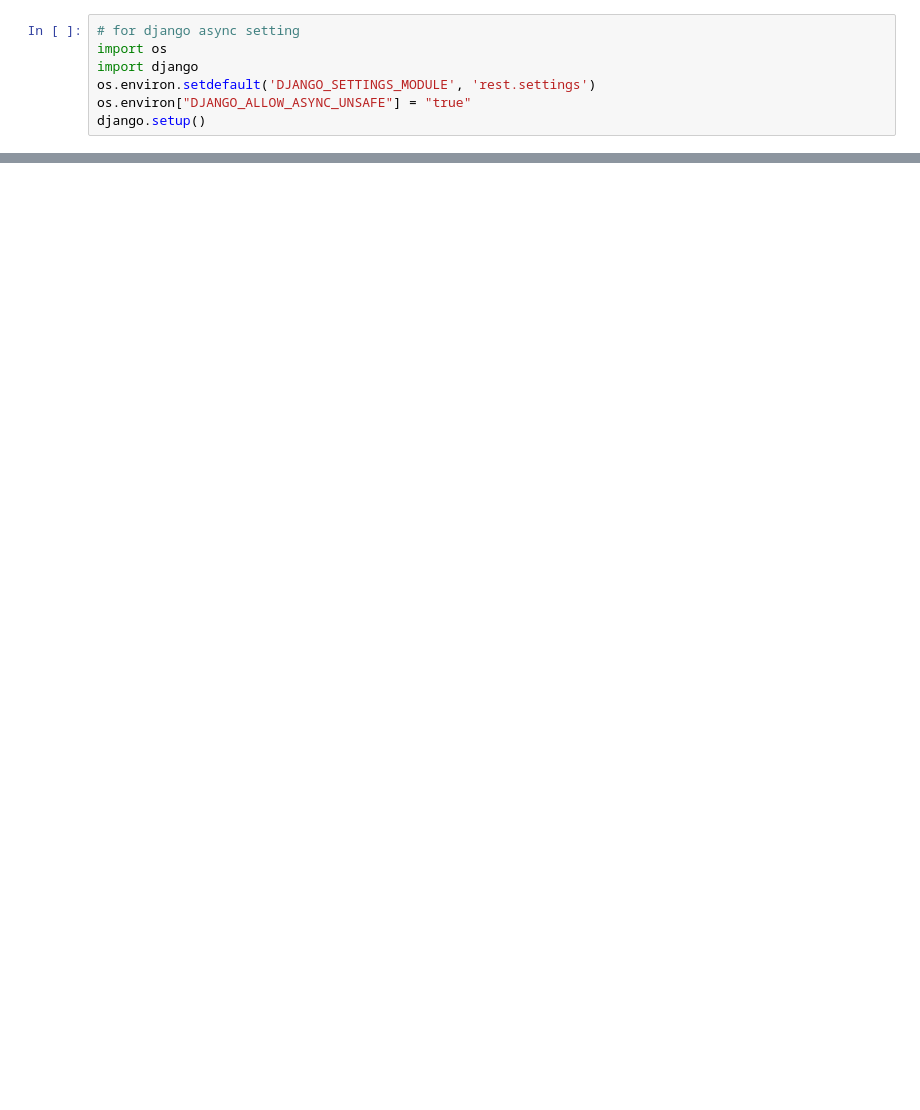
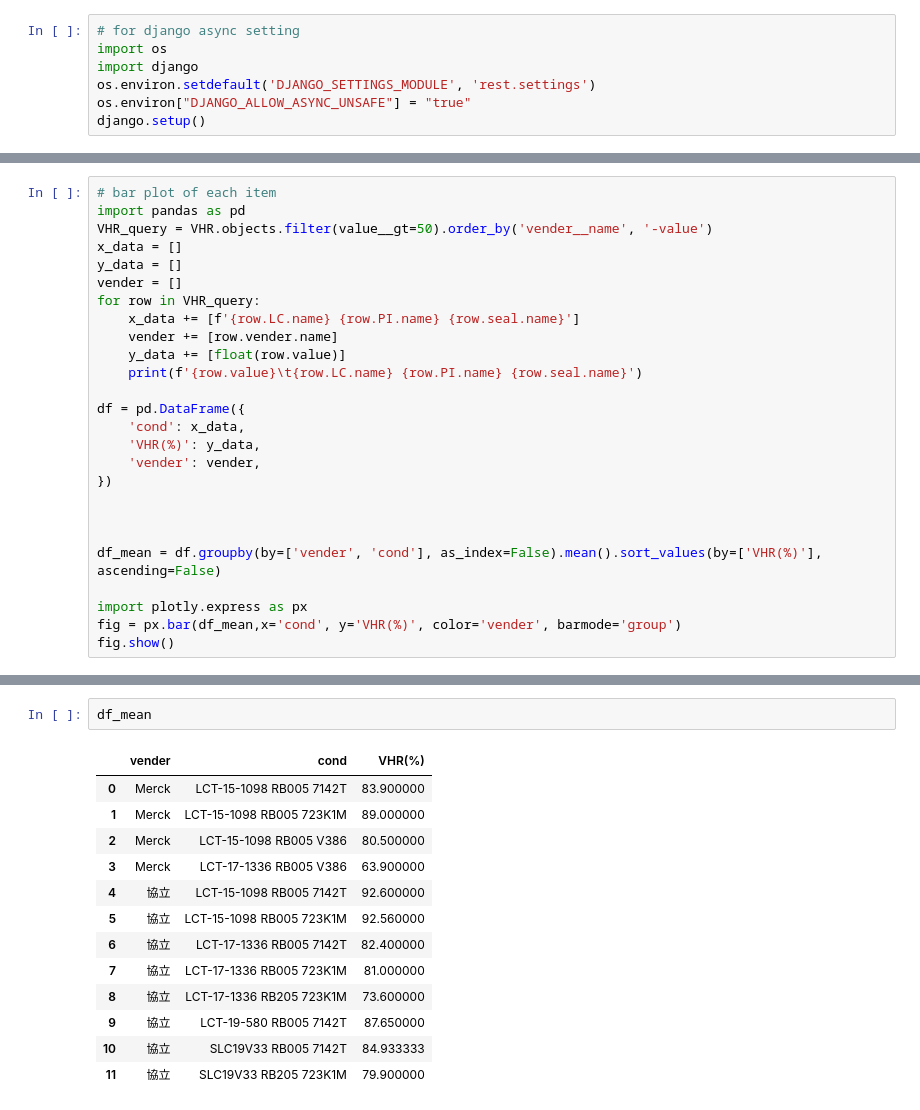
Before and after one commit to dimsplendid/td_toolkits_reconstruc, a Jupyter notebook: Notebook Quick Test.ipynb, the cells around one changed output, grey strips where cells are left out. Drawn from its saved outputs; the diff is of its cells as text; blank space fills up the shorter version.

```diff
--- a/Notebook Quick Test.ipynb
+++ b/Notebook Quick Test.ipynb
@@ -27,0 +53,26 @@ fig.show()
+# %%
+# bar plot of each item
+import pandas as pd
+VHR_query = VHR.objects.filter(value__gt=50).order_by('vender__name', '-value')
+x_data = []
+y_data = []
+vender = []
+for row in VHR_query:
+    x_data += [f'{row.LC.name} {row.PI.name} {row.seal.name}']
+    vender += [row.vender.name]
+    y_data += [float(row.value)]
+    print(f'{row.value}\t{row.LC.name} {row.PI.name} {row.seal.name}')
+
+df = pd.DataFrame({
+    'cond': x_data,
+    'VHR(%)': y_data,
+    'vender': vender,
+})
+
+
+
+df_mean = df.groupby(by=['vender', 'cond'], as_index=False).mean().sort_values(by=['VHR(%)'], ascending=False)
+
+import plotly.express as px
+fig = px.bar(df_mean,x='cond', y='VHR(%)', color='vender', barmode='group')
+fig.show()
@@ -27,0 +100,16 @@ fig.show()
+# %%
+df_mean
+# %% [output]
+|  | vender | cond | VHR(%) |
+| 0 | Merck | LCT-15-1098 RB005 7142T | 83.900000 |
+| 1 | Merck | LCT-15-1098 RB005 723K1M | 89.000000 |
+| 2 | Merck | LCT-15-1098 RB005 V386 | 80.500000 |
+| 3 | Merck | LCT-17-1336 RB005 V386 | 63.900000 |
+| 4 | 協立 | LCT-15-1098 RB005 7142T | 92.600000 |
+| 5 | 協立 | LCT-15-1098 RB005 723K1M | 92.560000 |
+| 6 | 協立 | LCT-17-1336 RB005 7142T | 82.400000 |
+| 7 | 協立 | LCT-17-1336 RB005 723K1M | 81.000000 |
+| 8 | 協立 | LCT-17-1336 RB205 723K1M | 73.600000 |
+| 9 | 協立 | LCT-19-580 RB005 7142T | 87.650000 |
+| 10 | 協立 | SLC19V33 RB005 7142T | 84.933333 |
+| 11 | 協立 | SLC19V33 RB205 723K1M | 79.900000 |
```
Also changed, not shown: parts of 6 cells of this notebook, 2 other files.
